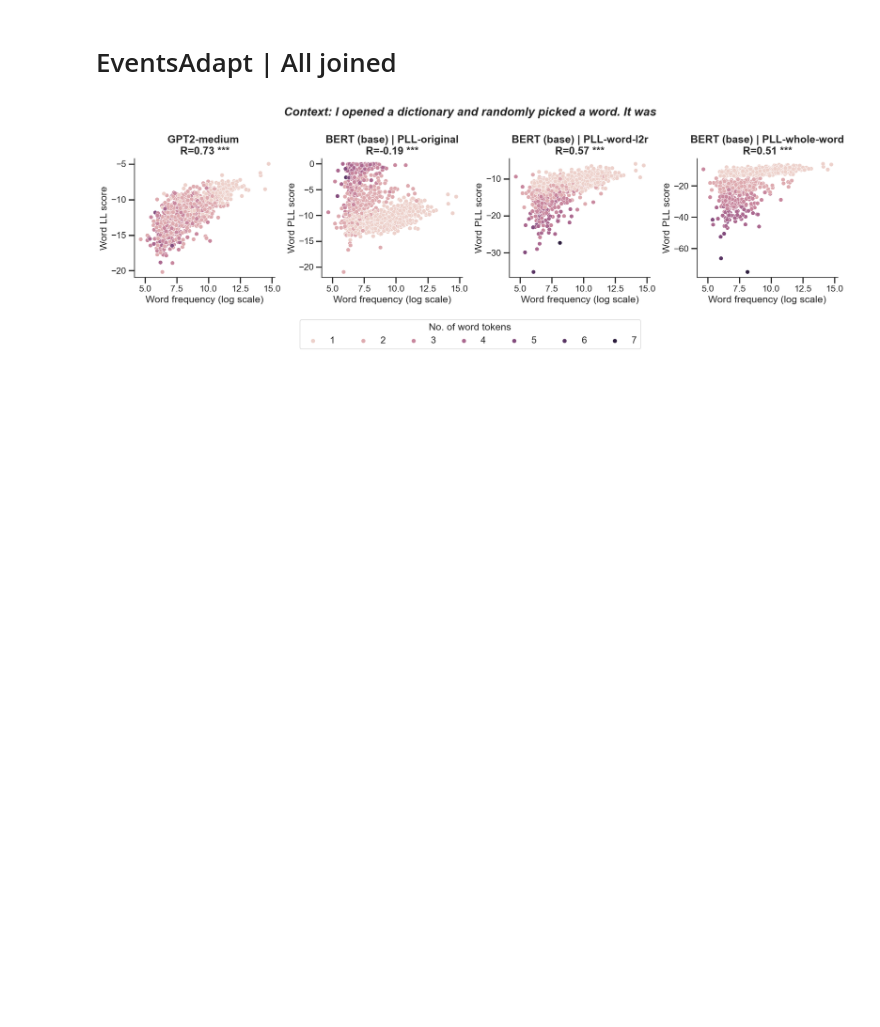
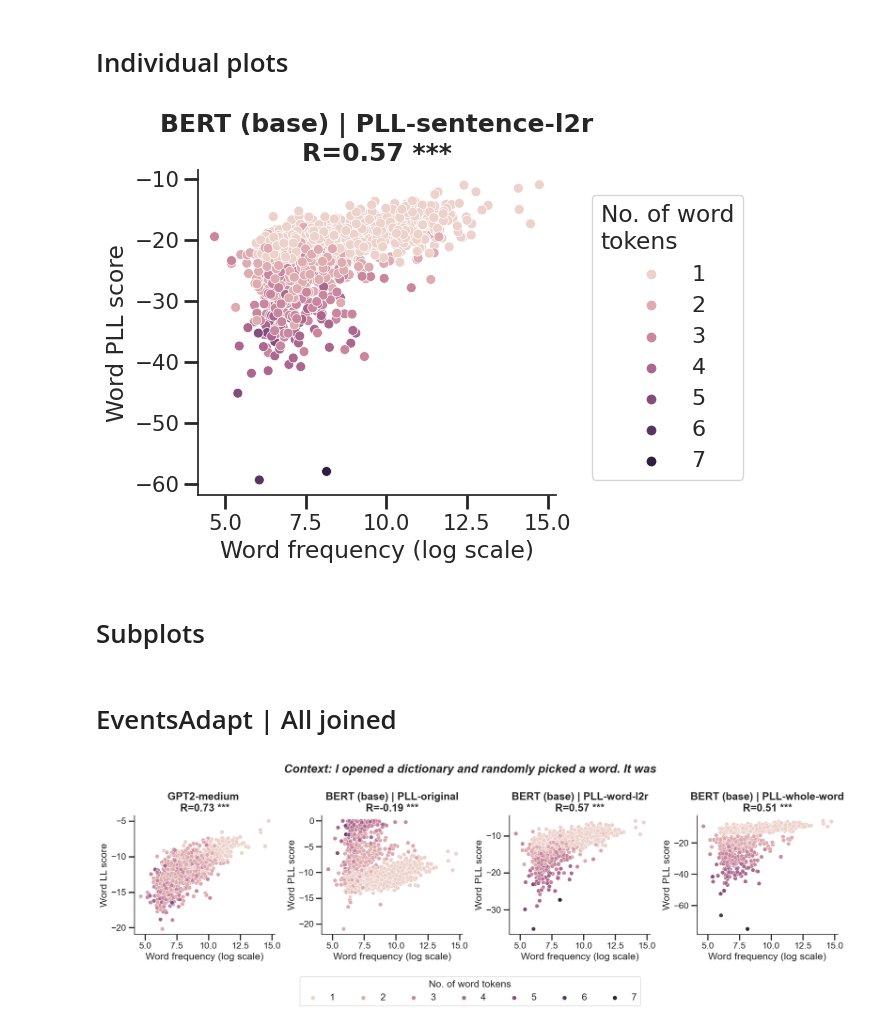
Before and after one commit to eltociear/better-mlm-scoring, a Jupyter notebook: better-mlm-scoring-analyses/correlate-freq-and-likelihood.ipynb, the cells around one changed output. Drawn from its saved outputs; the diff is of its cells as text; code cells hidden in the pictures; blank space fills up the shorter version.

```diff
--- a/better-mlm-scoring-analyses/correlate-freq-and-likelihood.ipynb
+++ b/better-mlm-scoring-analyses/correlate-freq-and-likelihood.ipynb
@@ -36,23 +36,18 @@ def get_plot_df(MODEL, DATASET, MASKING, context):
     })
 
     # Load word frequency information
-    freqs = pd.read_csv(f'results/unigram_frequencies_anya/{DATASET}_unigram_frequencies.txt', sep='\t')
+    freqs = pd.read_csv(f'results/unigram_frequencies/{DATASET}_unigram_frequencies.txt', sep='\t')
 
-    # CK: Changed below because in Anya's script the frequencies are already log scored!
+    # frequencies are already log scored
     freqs = freqs.rename(columns={
         "Unigram_freq" : "log freq"
     })
-    #print(freqs['log freq'].describe())
-    #freqs["log freq"] = np.log(freqs["Unigram_freq"]) # log score frequencies
 
     # Merge
     plot_df = freqs.merge(likelihoods, how="inner", on='Word')
 
     plot_df.to_csv(f'{save_dir}/{DATASET}_{MODEL}{MASKING}_aligned.csv', index=False)
 
-    # Exclude rows with 0 frequency
-    #plot_df = plot_df.loc[plot_df["log freq"] != -np.inf]
-
     # Exclude rows with 1 frequency added via smoothing
     plot_df = plot_df.loc[plot_df["log freq"] != 0]
 
@@ -76,25 +71,20 @@ def get_plot_df_brown(MODEL, DATASET, MASKING, context):
     freq_frames = []
     for chunk_ind in range(10):
         # Load word frequency information
-        freqs = pd.read_csv(f'results/unigram_frequencies_anya/{DATASET}_unigram_frequencies_chunk_{chunk_ind}.txt', sep='\t')
+        freqs = pd.read_csv(f'results/unigram_frequencies/{DATASET}_unigram_frequencies_chunk_{chunk_ind}.txt', sep='\t')
         freq_frames.append(freqs)
     freqs = pd.concat(freq_frames)
 
-    # CK: Changed below because in Anya's script the frequencies are already log scored!
+     # frequencies are already log scored
     freqs = freqs.rename(columns={
         "Unigram_freq" : "log freq"
     })
-    #print(freqs['log freq'].describe())
-    #freqs["log freq"] = np.log(freqs["Unigram_freq"]) # log score frequencies
 
     # Merge
     plot_df = freqs.merge(likelihoods, how="inner", on='Word')
 
     plot_df.to_csv(f'{save_dir}/{DATASET}_{MODEL}{MASKING}_aligned.csv', index=False)
 
-    # Exclude rows with 0 frequency
-    #plot_df = plot_df.loc[plot_df["log freq"] != -np.inf]
-
     # Exclude rows with 1 frequency added via smoothing
     plot_df = plot_df.loc[plot_df["log freq"] != 0]
 
@@ -131,6 +122,59 @@ def rename(x):
         return RENAME_DICT_MODELS[x]
     else:
         return RENAME_DICT_METRICS[x]
+# %% [markdown]
+# Individual plots
+# %%
+def freq_vs_PLL(BERT_VERSION, DATASET="EventsAdapt", context="My word is",
+                         MASKING="_AdjustedPLL_global_l2r"):
+
+    fig, ax = plt.subplots(figsize=(5, 5))
+
+    if DATASET == "Brown":
+        plot_df = get_plot_df_brown(BERT_VERSION, DATASET, MASKING, context)
+    else:
+        plot_df = get_plot_df(BERT_VERSION, DATASET, MASKING, context)
+    nr_classes = len(plot_df["nr. of tokens"].unique())
+
+    if DATASET == "Brown":
+        plot_df = get_plot_df_brown(BERT_VERSION, DATASET, MASKING, context)
+    else:
+        plot_df = get_plot_df(BERT_VERSION, DATASET, MASKING, context)
+    r, pval = pearsonr(plot_df["log freq"], plot_df["word score"])
+
+
+    # call regplot on each axes
+    sns.scatterplot(data=plot_df, x="log freq", y="word score",
+               palette=sns.cubehelix_palette(nr_classes),
+               hue="nr. of tokens",
+               edgecolor="w",
+               linewidth=0.5,
+               s=50).set_title(f'{rename(BERT_VERSION)} {rename(MASKING)}\nR={round(r,2)} {assign_significance(pval)}',
+                          fontdict={"fontweight":"bold", "fontsize":18}, pad=7)
+    ax.set(xlabel="Word frequency (log scale)", ylabel="Word PLL score")
+    ax.tick_params(axis='both', which='major', length=10, width=2)
+    ax.tick_params(axis='both', which='minor', length=10, width=2)
+    ax.get_legend().remove()
+
+    # Put a legend to the right of the current axis
+    fig.legend(loc='center left', bbox_to_anchor=(1, 0.5), fancybox=True, shadow=False,
+               ncol=1, title='No. of word\ntokens', fontsize=16)
+#     if context == "":
+#         fig.suptitle(f"No context", fontweight="bold", fontstyle='italic')
+#     else:
+#         fig.suptitle(f"Context: {context}", fontweight="bold", fontstyle='italic')
+
+    plt.tight_layout()
+    plt.savefig(f"{save_dir}/{DATASET}_{BERT_VERSION}{MASKING}context={'+'.join(context.split())}.png", dpi=300, bbox_inches='tight')
+    plt.savefig(f"{save_dir}/{DATASET}_{BERT_VERSION}{MASKING}context={'+'.join(context.split())}.pdf", dpi=300, bbox_inches='tight')
+    plt.savefig(f"{save_dir}/{DATASET}_{BERT_VERSION}{MASKING}context={'+'.join(context.split())}.svg", dpi=300, bbox_inches='tight')
+    plt.show()
+
+freq_vs_PLL(BERT_VERSION='bert-base-cased')
+# %% [output]
+[figure, added]
+# %% [markdown]
+# Subplots
 # %%
 def freq_vs_PLL_subplots(GPT_VERSION, BERT_VERSION, DATASET, context, sharey=False):
 
```
Also changed, not shown: parts of 1 cell of this notebook, 11 other files.
